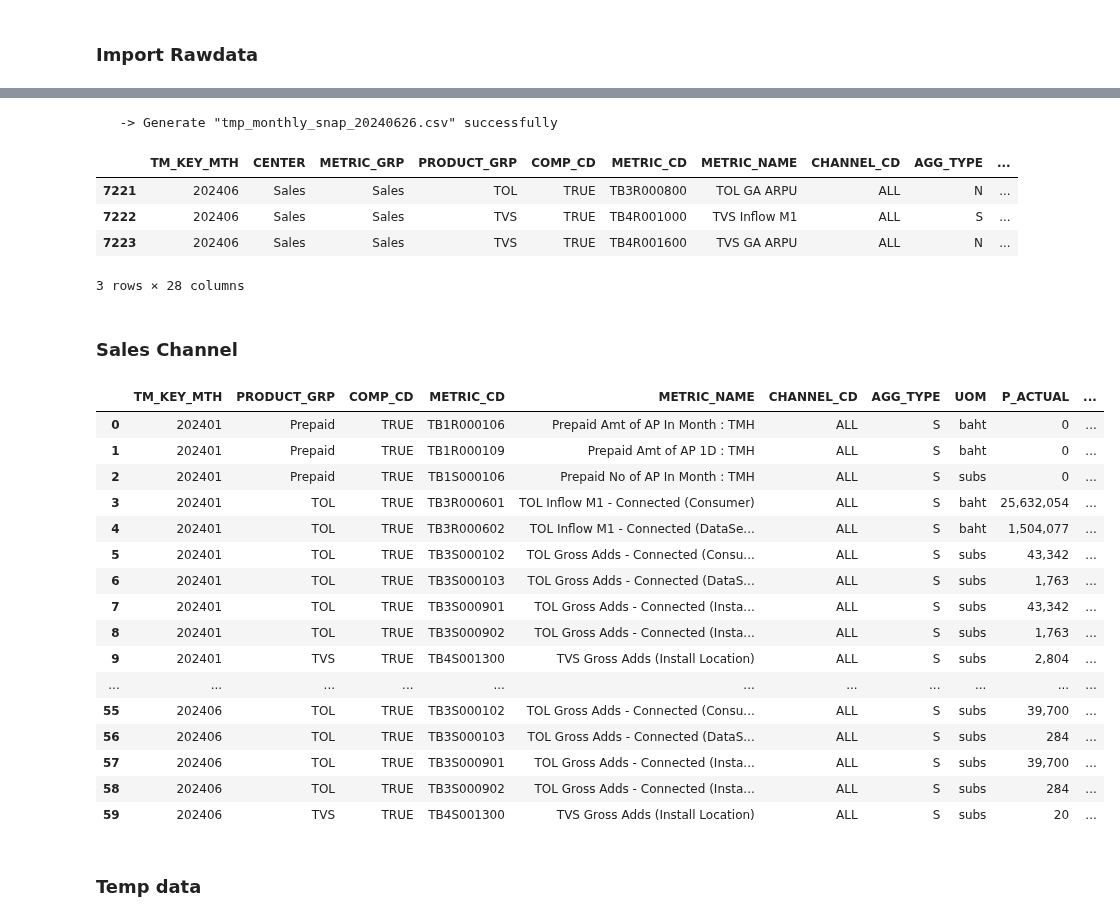
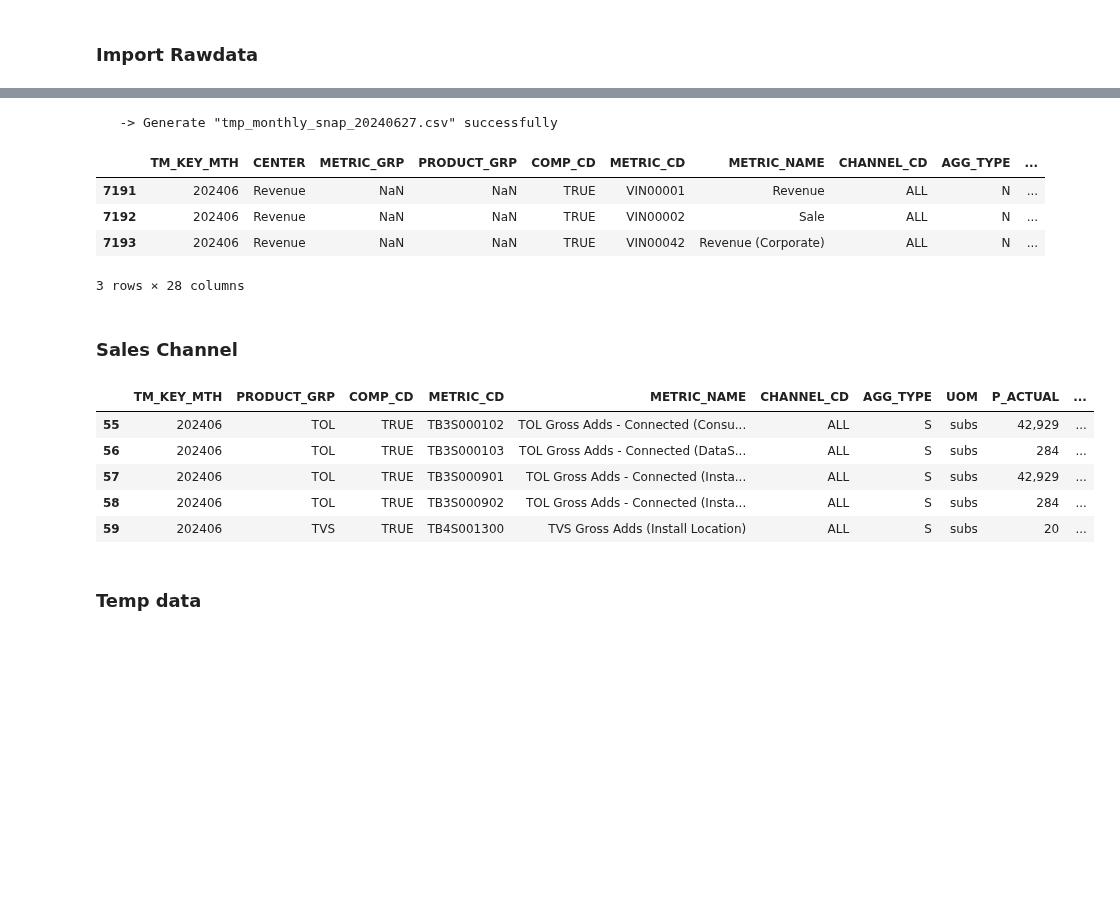
Before and after one commit to ruzlim/Jupyter, a Jupyter notebook: ETL/Monitoring/VINSIGHT-Data Monitoring.ipynb, the cells around one changed output, grey strips where cells are left out. Cells and saved outputs as stored; diff of their text form; code cells hidden in the pictures; blank space fills up the shorter version.

```diff
--- a/ETL/Monitoring/VINSIGHT-Data Monitoring.ipynb
+++ b/ETL/Monitoring/VINSIGHT-Data Monitoring.ipynb
@@ -204,16 +204,16 @@ tmp_df['CDS_FLAG'] = np.where((tmp_df['METRIC_CD'].str.contains('^TB1R000109|^TB
 # tmp_df['CDS_FLAG'] = np.where(tmp_df['METRIC_CD'].isin(['TB1R000109', 'TB1S000109', 'TB1R000106', 'TB1S000106', 'TB1S000102', 'TB1S000103', 'TB1S000104', 'TB0R00010002', 'TB2S000100', 'TB1S000101', 'TB3S000100', 'TB3S000101', 'TB3S000102', 'TB3S000103', 'TB3S000900', 'TB3S000901', 'TB3S000902', 'TB4S000100', 'TB4S000104', 'TB4S001300', 'TB0R00010001', 'TB2R000500', 'TB1R000900', 'TB3R000600', 'TB3R000601', 'TB3R000602', 'TB4R001000', 'TB1R001000', 'TB4S001400', 'TB4R001700']), 'Y', 'N')
 
 ''' Generate CSV file '''
-# tmp_df.to_csv(f'{op_dir}/tmp_{op_monthly_file}.csv', index=False, encoding='utf-8')
-# print(f'\n   -> Generate "tmp_{op_monthly_file}.csv" successfully')
+tmp_df.to_csv(f'{op_dir}/tmp_{op_monthly_file}.csv', index=False, encoding='utf-8')
+print(f'\n   -> Generate "tmp_{op_monthly_file}.csv" successfully')
 
 tmp_df.tail(3)
 # %% [output]
-   -> Generate "tmp_monthly_snap_20240626.csv" successfully
+   -> Generate "tmp_monthly_snap_20240627.csv" successfully
 |  | TM_KEY_MTH | CENTER | METRIC_GRP | PRODUCT_GRP | COMP_CD | METRIC_CD | METRIC_NAME | CHANNEL_CD | AGG_TYPE | ... |
-| 7221 | 202406 | Sales | Sales | TOL | TRUE | TB3R000800 | TOL GA ARPU | ALL | N | ... |
-| 7222 | 202406 | Sales | Sales | TVS | TRUE | TB4R001000 | TVS Inflow M1 | ALL | S | ... |
-| 7223 | 202406 | Sales | Sales | TVS | TRUE | TB4R001600 | TVS GA ARPU | ALL | N | ... |
+| 7191 | 202406 | Revenue | NaN | NaN | TRUE | VIN00001 | Revenue | ALL | N | ... |
+| 7192 | 202406 | Revenue | NaN | NaN | TRUE | VIN00002 | Sale | ALL | N | ... |
+| 7193 | 202406 | Revenue | NaN | NaN | TRUE | VIN00042 | Revenue (Corporate) | ALL | N | ... |
 3 rows × 28 columns
 # %% [markdown]
 ### Sales Channel
@@ -225,48 +225,38 @@ rec_df = tmp_df
 ''' Filters '''
 # ~
 # my_str = '^Postpaid Revenue.*DTAC$'
 # my_str = ' B2C| B2B|Geo'
+
 # rec_df = rec_df.loc[rec_df['TM_KEY_MTH']==202406]
 # rec_df = rec_df.loc[rec_df['CDS_FLAG']=='Y']
 rec_df = rec_df.loc[rec_df['CHANNEL_CD']=='ALL']
 # rec_df = rec_df.loc[rec_df['PRODUCT_GRP']=='Prepaid']
 # rec_df = rec_df.loc[rec_df['COMP_CD']=='TRUE']
 # rec_df = rec_df.loc[rec_df['MY_GROUP']=='']
 
 ''' Issue as 20240625 : Actual loss (G, H, HH) '''
 rec_df = rec_df.loc[rec_df['METRIC_CD'].str.contains('^TB1R000106|^TB1R000109|^TB1S000106|^TB3R000601|^TB3R000602|^TB3S000102|^TB3S000103|^TB3S000901|^TB3S000902|^TB4S001300')]
 rec_df = rec_df.loc[rec_df['METRIC_CD'].str.contains('[0-9]$|[0-9]A[A-K]$')]
 
 # rec_df = rec_df.replace(np.nan, None)
 rec_df = rec_df.fillna(0)
 rec_df = rec_df.reset_index(drop=True)
 # all_cols = ['TM_KEY_MTH', 'CENTER', 'METRIC_GRP', 'PRODUCT_GRP', 'COMP_CD', 'METRIC_CD', 'METRIC_NAME', 'CHANNEL_CD', 'AGG_TYPE', 'UOM', 'P_ACTUAL', 'G_ACTUAL', 'H_ACTUAL', 'HH_ACTUAL', 'P_TARGET', 'G_TARGET', 'H_TARGET', 'HH_TARGET', 'ACTUAL_AS_OF', 'MIN_DAY', 'MAX_DAY', 'PPN_TM']
 actual_cols = ['TM_KEY_MTH', 'PRODUCT_GRP', 'COMP_CD', 'METRIC_CD', 'METRIC_NAME', 'CHANNEL_CD', 'AGG_TYPE', 'UOM', 'P_ACTUAL', 'G_ACTUAL', 'H_ACTUAL', 'HH_ACTUAL', 'P_TARGET', 'ACTUAL_AS_OF', 'MIN_DAY', 'MAX_DAY', 'PPN_TM']
 rec_df = rec_df[actual_cols]
 # rec_df.tail(3)
 
 ''' Display '''
 tmp_rec_df = rec_df.copy()
 mod_col_list = tmp_rec_df.iloc[:, 8:13].columns.tolist()
 for col in mod_col_list:
     tmp_rec_df[col] = tmp_rec_df[col].apply(lambda x: format(x, ',.0f'))
-tmp_rec_df
+tmp_rec_df.tail()
 # %% [output]
 |  | TM_KEY_MTH | PRODUCT_GRP | COMP_CD | METRIC_CD | METRIC_NAME | CHANNEL_CD | AGG_TYPE | UOM | P_ACTUAL | ... |
-| 0 | 202401 | Prepaid | TRUE | TB1R000106 | Prepaid Amt of AP In Month : TMH | ALL | S | baht | 0 | ... |
-| 1 | 202401 | Prepaid | TRUE | TB1R000109 | Prepaid Amt of AP 1D : TMH | ALL | S | baht | 0 | ... |
-| 2 | 202401 | Prepaid | TRUE | TB1S000106 | Prepaid No of AP In Month : TMH | ALL | S | subs | 0 | ... |
-| 3 | 202401 | TOL | TRUE | TB3R000601 | TOL Inflow M1 - Connected (Consumer) | ALL | S | baht | 25,632,054 | ... |
-| 4 | 202401 | TOL | TRUE | TB3R000602 | TOL Inflow M1 - Connected (DataSe... | ALL | S | baht | 1,504,077 | ... |
-| 5 | 202401 | TOL | TRUE | TB3S000102 | TOL Gross Adds - Connected (Consu... | ALL | S | subs | 43,342 | ... |
-| 6 | 202401 | TOL | TRUE | TB3S000103 | TOL Gross Adds - Connected (DataS... | ALL | S | subs | 1,763 | ... |
-| 7 | 202401 | TOL | TRUE | TB3S000901 | TOL Gross Adds - Connected (Insta... | ALL | S | subs | 43,342 | ... |
-| 8 | 202401 | TOL | TRUE | TB3S000902 | TOL Gross Adds - Connected (Insta... | ALL | S | subs | 1,763 | ... |
-| 9 | 202401 | TVS | TRUE | TB4S001300 | TVS Gross Adds (Install Location) | ALL | S | subs | 2,804 | ... |
-| ... | ... | ... | ... | ... | ... | ... | ... | ... | ... | ... |
-| 55 | 202406 | TOL | TRUE | TB3S000102 | TOL Gross Adds - Connected (Consu... | ALL | S | subs | 39,700 | ... |
+| 55 | 202406 | TOL | TRUE | TB3S000102 | TOL Gross Adds - Connected (Consu... | ALL | S | subs | 42,929 | ... |
 | 56 | 202406 | TOL | TRUE | TB3S000103 | TOL Gross Adds - Connected (DataS... | ALL | S | subs | 284 | ... |
-| 57 | 202406 | TOL | TRUE | TB3S000901 | TOL Gross Adds - Connected (Insta... | ALL | S | subs | 39,700 | ... |
+| 57 | 202406 | TOL | TRUE | TB3S000901 | TOL Gross Adds - Connected (Insta... | ALL | S | subs | 42,929 | ... |
 | 58 | 202406 | TOL | TRUE | TB3S000902 | TOL Gross Adds - Connected (Insta... | ALL | S | subs | 284 | ... |
 | 59 | 202406 | TVS | TRUE | TB4S001300 | TVS Gross Adds (Install Location) | ALL | S | subs | 20 | ... |
 # %% [markdown]
```
Also changed, not shown: parts of 3 cells of this notebook, 2 other files.
